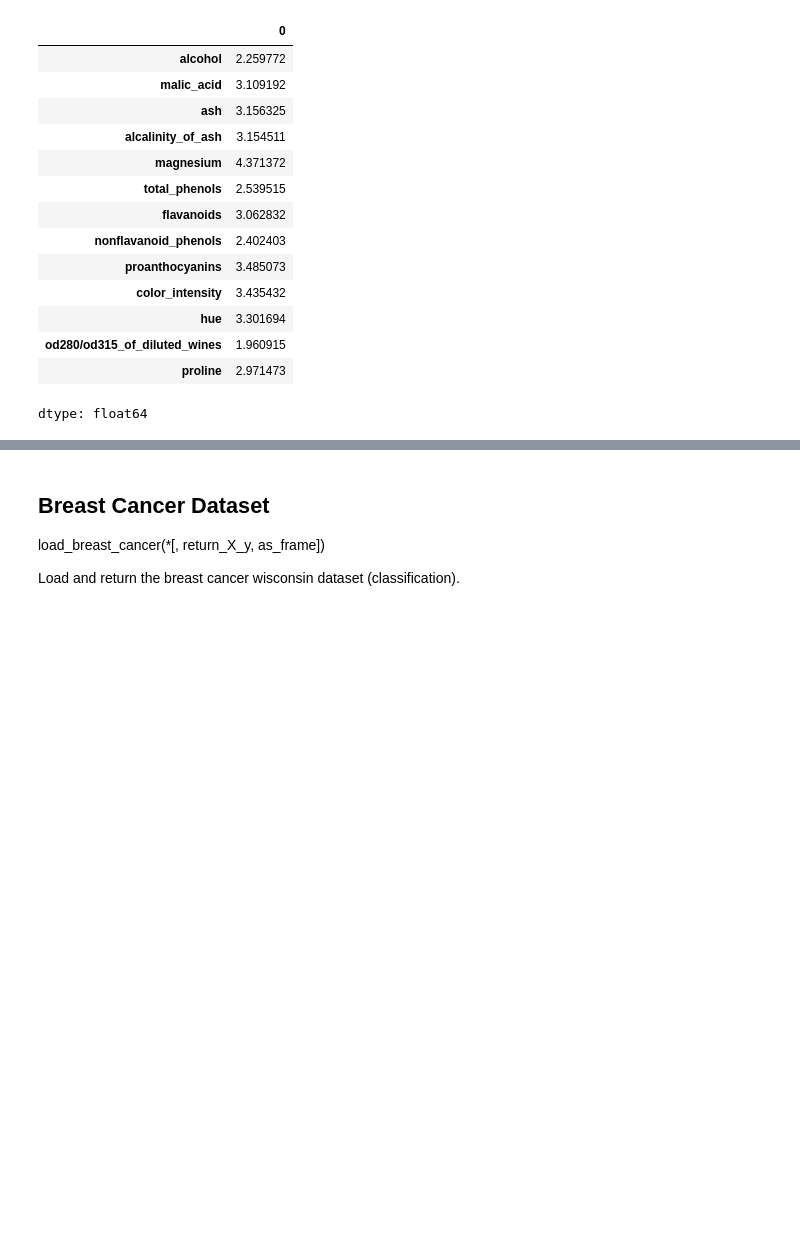
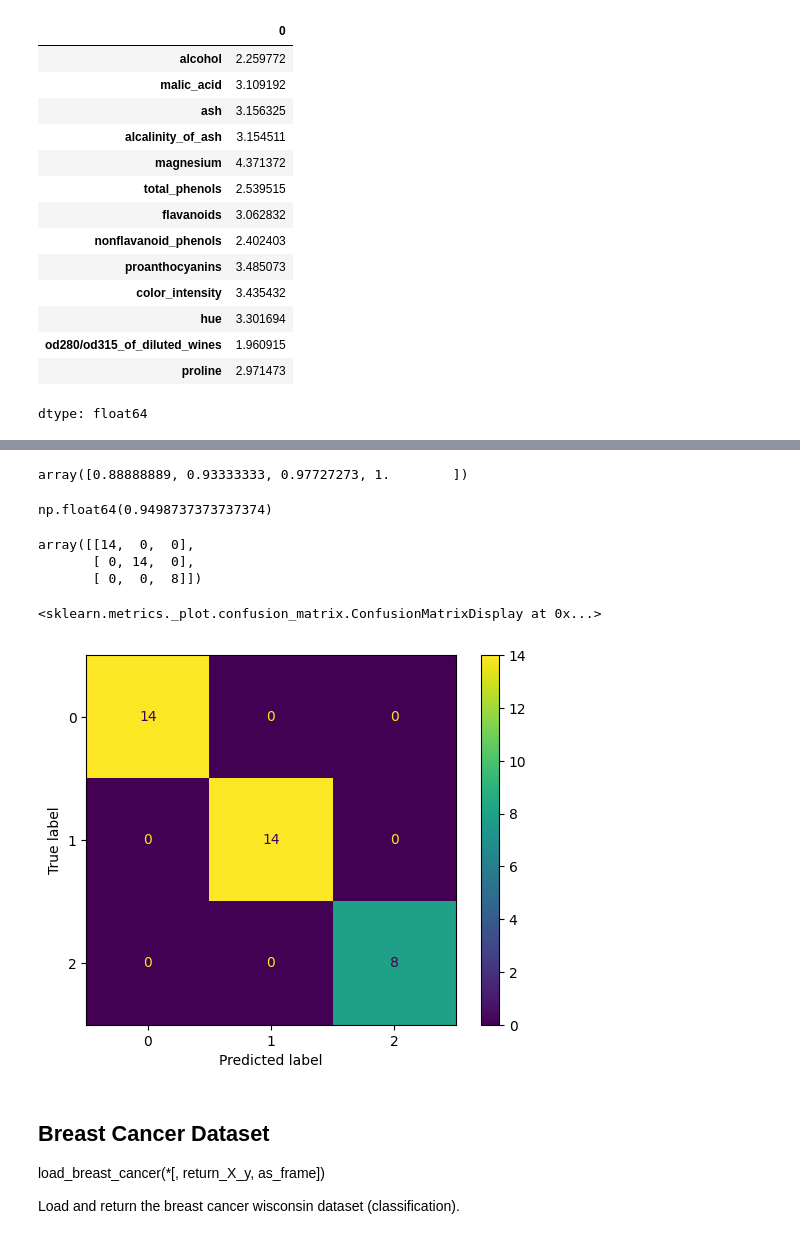
Before and after one commit to viktoruebelhart/pos_facens, a Jupyter notebook: Intro_AI_Supervisionado.ipynb, the cells around one changed output, grey strips where cells are left out. Cells and saved outputs as stored; diff of their text form; code cells hidden in the pictures; blank space fills up the shorter version.

```diff
--- a/Intro_AI_Supervisionado.ipynb
+++ b/Intro_AI_Supervisionado.ipynb
@@ -673,0 +687,5 @@ dtype: float64
+# %%
+#Classificador - Random forest
+modelo_random = RandomForestClassifier()
+# %%
+modelo_random.fit(X_train, y_train)
@@ -673,0 +694,2 @@ dtype: float64
+# %%
+y_pred = modelo_random.predict(X_test)
@@ -673,0 +707,8 @@ dtype: float64
+# %%
+score
+# %% [output]
+array([0.88888889, 0.93333333, 0.97727273, 1.        ])
+# %%
+score.mean()
+# %% [output]
+np.float64(0.9498737373737374)
@@ -674,3 +717,16 @@ dtype: float64
+# %%
+confusion_matrix(y_test, y_pred)
+# %% [output]
+array([[14,  0,  0],
+       [ 0, 14,  0],
+       [ 0,  0,  8]])
+# %%
+disp = ConfusionMatrixDisplay(confusion_matrix(y_test, y_pred))
+# %%
+disp.plot()
+# %% [output]
+<sklearn.metrics._plot.confusion_matrix.ConfusionMatrixDisplay at 0x...>
+[figure, added]
 # %% [markdown]
 ## Breast Cancer Dataset
 
```
Also changed, not shown: parts of 43 cells of this notebook.
